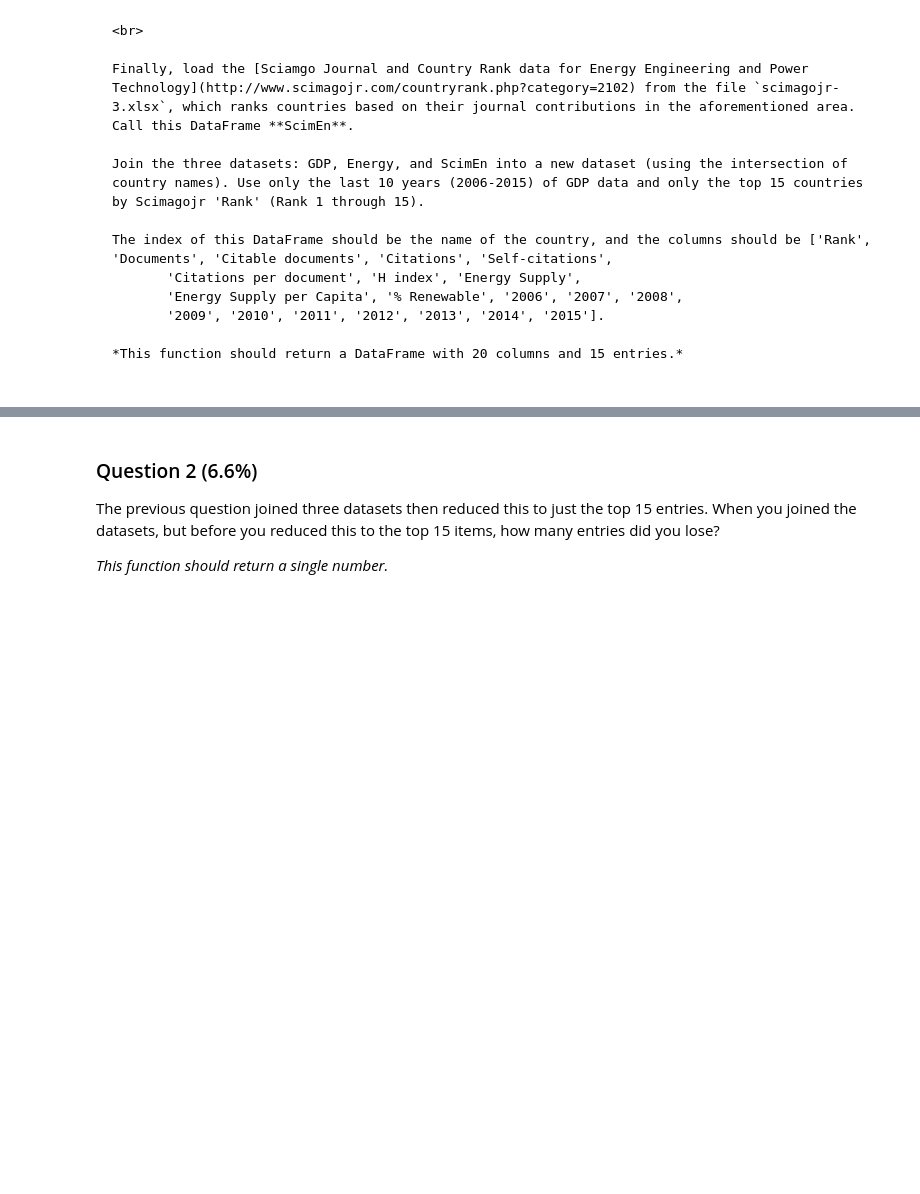
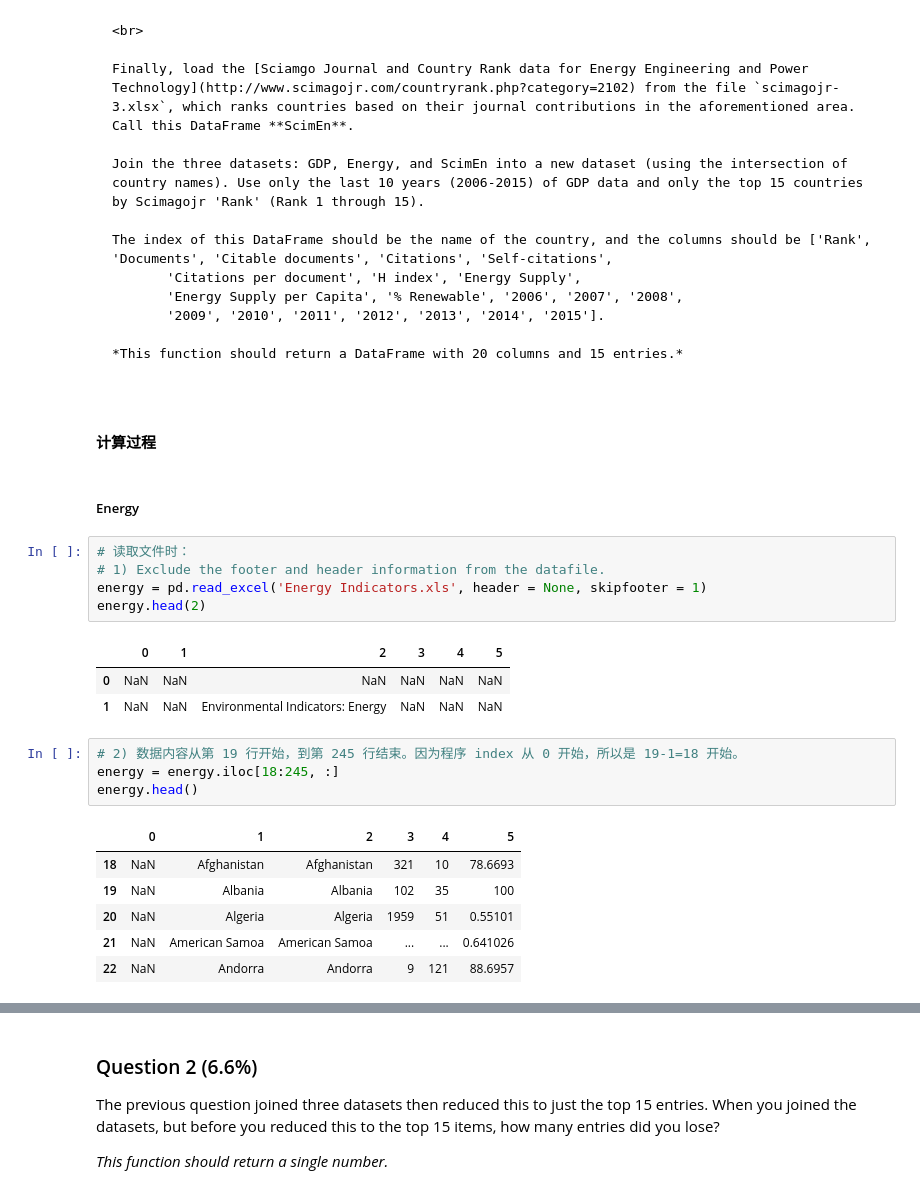
Before and after one commit to yunjcai/Applied-Data-Science-with-Python-Specialization, a Jupyter notebook: 1. Introduction to Data Science in Python/Week 3/Assignment+3.ipynb, the cells around one changed output, grey strips where cells are left out. Saved outputs shown, nothing was run; the diff lists cells and outputs as text; blank space fills up the shorter version.

```diff
--- a/1. Introduction to Data Science in Python/Week 3/Assignment+3.ipynb
+++ b/1. Introduction to Data Science in Python/Week 3/Assignment+3.ipynb
@@ -54,3 +57,27 @@ The index of this DataFrame should be the name of the country, and the columns s
        '2009', '2010', '2011', '2012', '2013', '2014', '2015'].
 
 *This function should return a DataFrame with 20 columns and 15 entries.*
+# %% [markdown]
+#### 计算过程
+# %% [markdown]
+##### Energy
+# %%
+# 读取文件时：
+# 1) Exclude the footer and header information from the datafile.
+energy = pd.read_excel('Energy Indicators.xls', header = None, skipfooter = 1)
+energy.head(2)
+# %% [output]
+|  | 0 | 1 | 2 | 3 | 4 | 5 |
+| 0 | NaN | NaN | NaN | NaN | NaN | NaN |
+| 1 | NaN | NaN | Environmental Indicators: Energy | NaN | NaN | NaN |
+# %%
+# 2) 数据内容从第 19 行开始，到第 245 行结束。因为程序 index 从 0 开始，所以是 19-1=18 开始。
+energy = energy.iloc[18:245, :]
+energy.head()
+# %% [output]
+|  | 0 | 1 | 2 | 3 | 4 | 5 |
+| 18 | NaN | Afghanistan | Afghanistan | 321 | 10 | 78.6693 |
+| 19 | NaN | Albania | Albania | 102 | 35 | 100 |
+| 20 | NaN | Algeria | Algeria | 1959 | 51 | 0.55101 |
+| 21 | NaN | American Samoa | American Samoa | ... | ... | 0.641026 |
+| 22 | NaN | Andorra | Andorra | 9 | 121 | 88.6957 |
```
Also changed, not shown: parts of 82 cells of this notebook.
